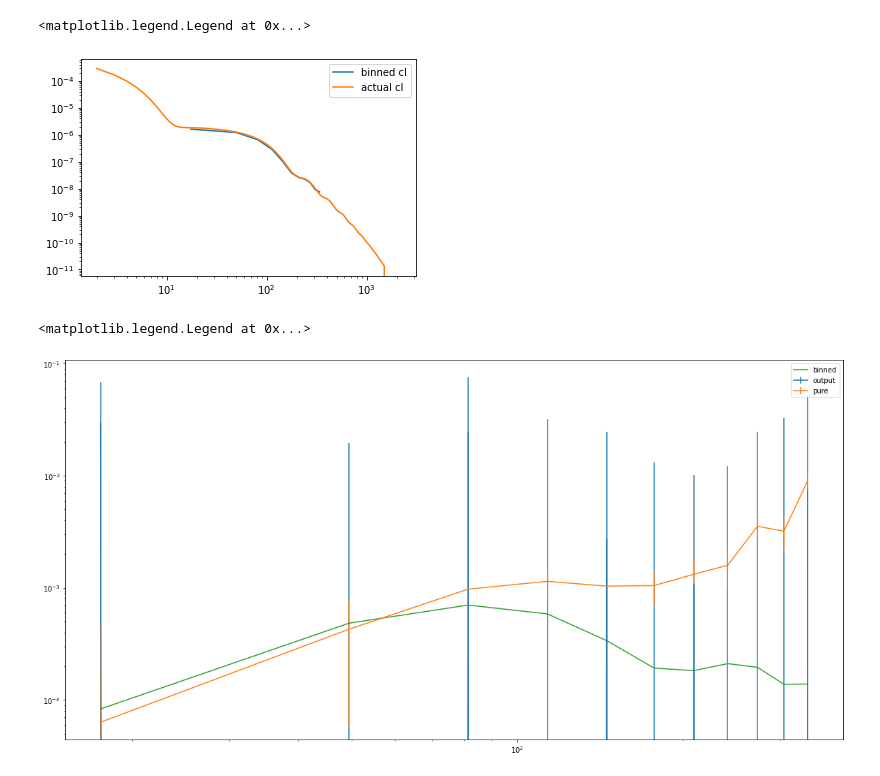
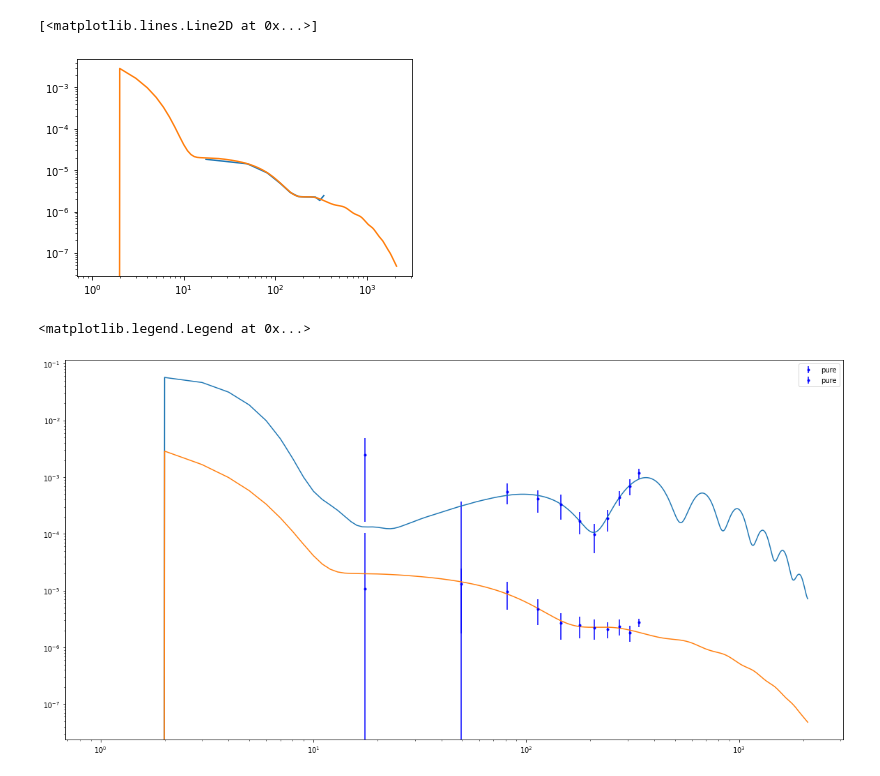
Before and after one commit to catyz/matrix, a Jupyter notebook: pure_eb.ipynb, the cells around one changed output. Drawn from its saved outputs; the diff is of its cells as text; code cells hidden in the pictures.

```diff
--- a/pure_eb.ipynb
+++ b/pure_eb.ipynb
@@ -22,0 +21,24 @@ hp.mollview(msk_apo)
+# %%
+def get_mask_analytic(ns, aps, fsk=0.0945, dec0=0., ra0=0.) :
+    #This generates a correctly-apodized mask
+    DTOR = np.pi/180
+    v0=np.array([np.sin(DTOR*(90-dec0))*np.cos(DTOR*ra0),
+                 np.sin(DTOR*(90-dec0))*np.sin(DTOR*ra0),
+                 np.cos(DTOR*(90-dec0))])
+    vv=np.array(hp.pix2vec(ns,np.arange(hp.nside2npix(ns))))
+    cth=np.sum(v0[:,None]*vv,axis=0); th=np.arccos(cth); th0=np.arccos(1-2*fsk); th_apo=aps*DTOR
+    id0=np.where(th>=th0)[0]
+    id1=np.where(th<=th0-th_apo)[0]
+    idb=np.where((th>th0-th_apo) & (th<th0))[0]
+    x=np.sqrt((1-np.cos(th[idb]-th0))/(1-np.cos(th_apo)))
+    mask_apo=np.zeros(hp.nside2npix(ns))
+    mask_apo[id0]=0.
+    mask_apo[id1]=1.
+    mask_apo[idb]=x-np.sin(2*np.pi*x)/(2*np.pi)
+    return mask_apo
+# %%
+msk_apo = get_mask_analytic(nside, 5., fsk=0.0945/22.7)
+# Binary mask
+msk_bin = np.ones_like(msk_apo)
+msk_bin[msk_apo <= 0] = 0
+hp.mollview(msk_apo)
@@ -25,10 +64,12 @@ hp.mollview(msk_apo)
 
 b = nmt.NmtBin.from_nside_linear(nside, 32)
 leff = b.get_effective_ells()
-l, cltt, clee, clbb, clte = np.loadtxt('totcls_r001.txt', unpack=True)
+l, cltt, clee, clbb, clte = np.loadtxt('totcls_lensed_r0p1.txt', unpack=True)
 
 #Turn into Cl
 prefactor = 2*np.pi/(l*(l+1))
+prefactor[0] = 0.
+
 cltt *= prefactor
 clee *= prefactor
 clbb *= prefactor
@@ -41,7 +82,7 @@ def get_fields():
     # This creates a spin-2 field without purifying either E or B
     f2_np = nmt.NmtField(msk_apo, [mp_q, mp_u])
     # This creates a spin-2 field with both pure E and B.
-    f2_yp = nmt.NmtField(msk_apo, [mp_q, mp_u], purify_b=True)
+    f2_yp = nmt.NmtField(msk_apo, [mp_q, mp_u], purify_b=True, n_iter_mask_purify=3)
     # Note that generally it's not a good idea to purify both,
     # since you'll lose sensitivity on E
     return f2_np, f2_yp
@@ -52,14 +93,12 @@ w_np.compute_coupling_matrix(f2np0, f2np0, b)
 w_yp = nmt.NmtWorkspace()
 w_yp.compute_coupling_matrix(f2yp0, f2yp0, b)
 # %%
-#Bin theory cl
 cl_th_binned = w_yp.decouple_cell(w_yp.couple_cell(cl_th))
-plt.loglog(leff, cl_th_binned[3], label = 'binned cl')
-plt.loglog(l, cl_th[3], label = 'actual cl')
-plt.legend()
+plt.loglog(leff, cl_th_binned[3])
+plt.loglog(l, clbb)
 # %% [output]
-<matplotlib.legend.Legend at 0x...>
+[<matplotlib.lines.Line2D at 0x...>]
-[figure, old version]
+[figure, new version]
 # %%
 def compute_master(f_a, f_b, wsp):
     cl_coupled = nmt.compute_coupled_cell(f_a, f_b)
@@ -83,14 +122,21 @@ clyp_std = np.std(data_yp, axis=0)
 # %%
 # Now we plot the results
 prefactor = leff*(leff+1)/2/np.pi
 
 plt.figure(figsize=(20,10))
-plt.errorbar(leff, prefactor*clnp_mean[3], yerr=prefactor*clnp_std[3], label='output')
-plt.errorbar(leff, prefactor*clyp_mean[3], yerr=prefactor*clyp_std[3], label='pure')
-plt.plot(leff, prefactor*cl_th_binned[3], label='binned')
+#plt.errorbar(leff, prefactor*clnp_mean[3], yerr=prefactor*clnp_std[3], fmt='r.',label='output')
+plt.errorbar(leff, clyp_mean[3], yerr=clyp_std[3], fmt='b.',label='pure')
+plt.errorbar(leff, clyp_mean[0], yerr=clyp_std[0], fmt='b.',label='pure')
+
+# plt.plot(leff, cl_th_binned[3], label='binned')
+# plt.plot(leff, cl_th_binned[0], label='binned')
+
+plt.plot(l, cl_th[0])
+plt.plot(l, cl_th[3])
+
 plt.yscale('log')
 plt.xscale('log')
 plt.legend()
 # %% [output]
 <matplotlib.legend.Legend at 0x...>
-[figure, old version]
+[figure, new version]
```
Also changed, not shown: parts of 3 cells of this notebook, 19 other files.
